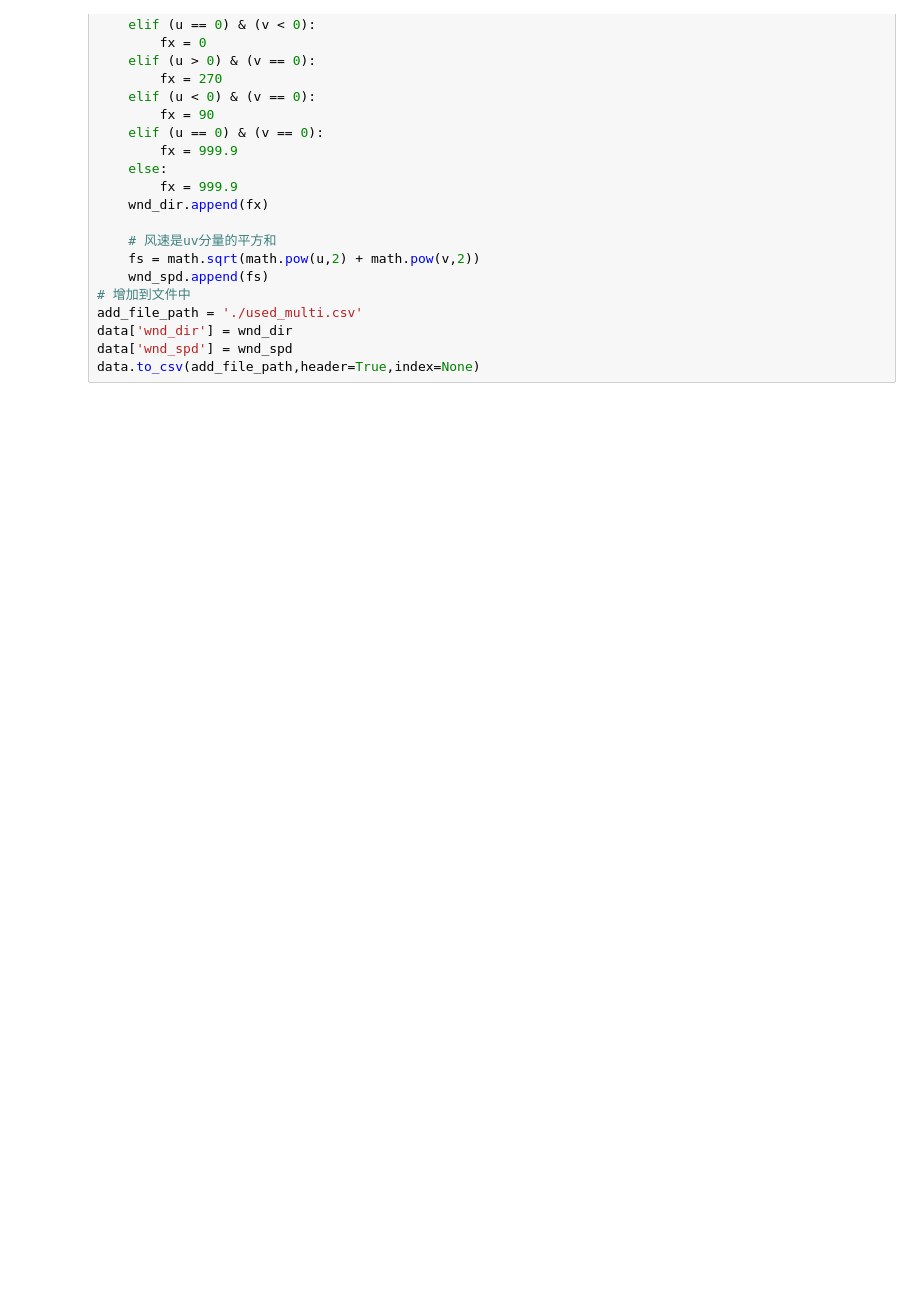
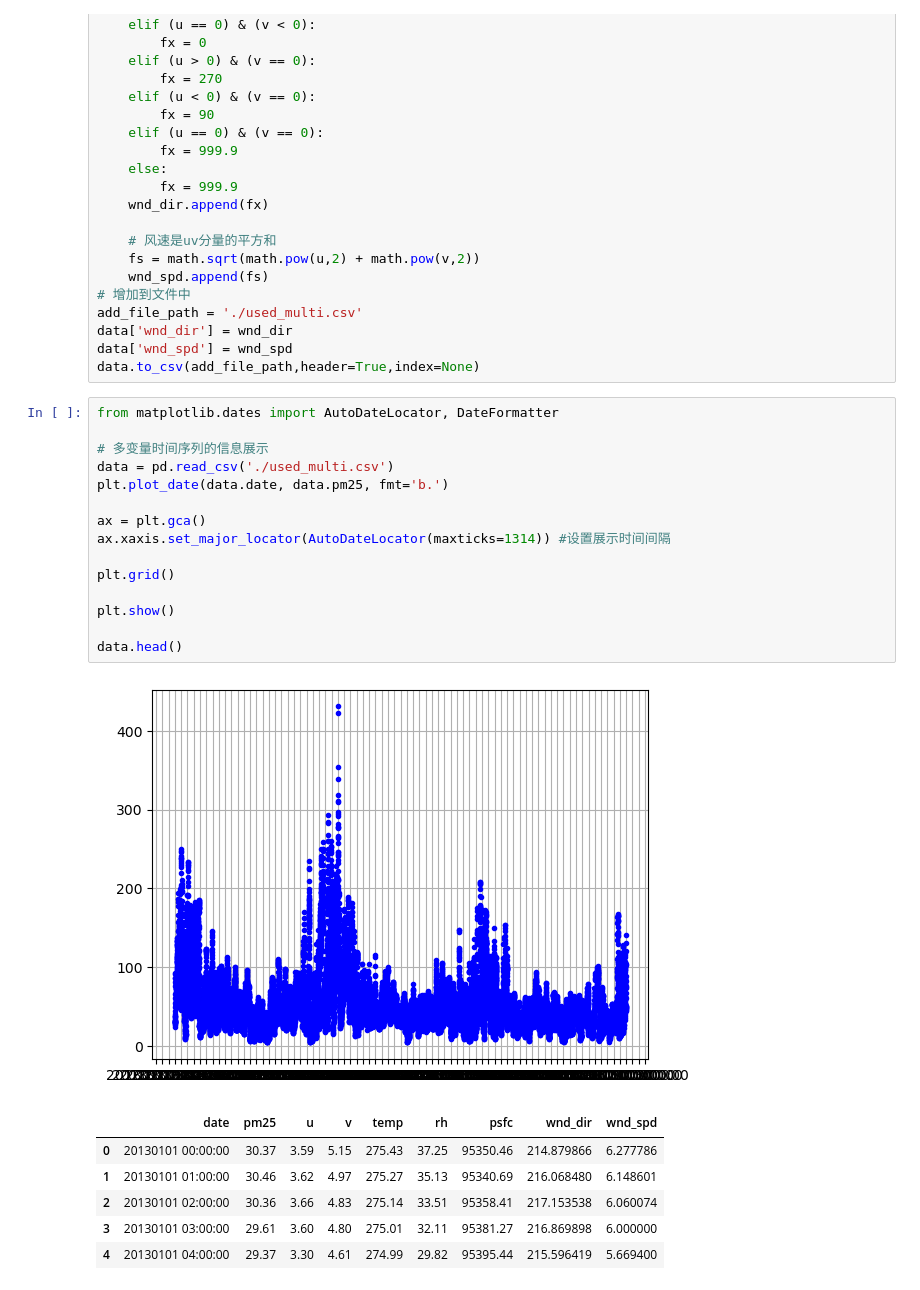
Before and after one commit to CatherineHao/Steerable-time-series-forecast, a Jupyter notebook: multivar/preprocess.ipynb, the cells around one changed output. Cells and saved outputs as stored; diff of their text form; blank space fills up the shorter version.

```diff
--- a/multivar/preprocess.ipynb
+++ b/multivar/preprocess.ipynb
@@ -42,3 +42,26 @@ add_file_path = './used_multi.csv'
 data['wnd_dir'] = wnd_dir
 data['wnd_spd'] = wnd_spd
 data.to_csv(add_file_path,header=True,index=None)
+# %%
+from matplotlib.dates import AutoDateLocator, DateFormatter
+
+# 多变量时间序列的信息展示
+data = pd.read_csv('./used_multi.csv')
+plt.plot_date(data.date, data.pm25, fmt='b.')
+
+ax = plt.gca()
+ax.xaxis.set_major_locator(AutoDateLocator(maxticks=1314)) #设置展示时间间隔
+
+plt.grid()
+
+plt.show()
+
+data.head()
+# %% [output]
+[figure, added]
+|  | date | pm25 | u | v | temp | rh | psfc | wnd_dir | wnd_spd |
+| 0 | 20130101 00:00:00 | 30.37 | 3.59 | 5.15 | 275.43 | 37.25 | 95350.46 | 214.879866 | 6.277786 |
+| 1 | 20130101 01:00:00 | 30.46 | 3.62 | 4.97 | 275.27 | 35.13 | 95340.69 | 216.068480 | 6.148601 |
+| 2 | 20130101 02:00:00 | 30.36 | 3.66 | 4.83 | 275.14 | 33.51 | 95358.41 | 217.153538 | 6.060074 |
+| 3 | 20130101 03:00:00 | 29.61 | 3.60 | 4.80 | 275.01 | 32.11 | 95381.27 | 216.869898 | 6.000000 |
+| 4 | 20130101 04:00:00 | 29.37 | 3.30 | 4.61 | 274.99 | 29.82 | 95395.44 | 215.596419 | 5.669400 |
```
Also changed, not shown: parts of 4 cells of this notebook.
